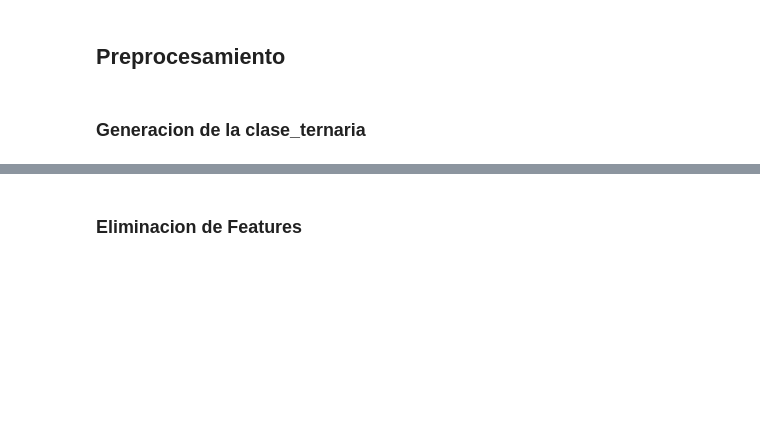
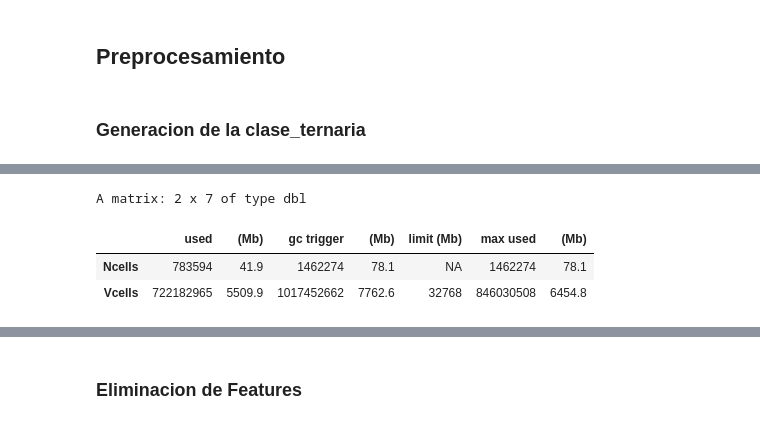
Before and after one commit to manumoreira/dmeyf2025, a Jupyter notebook: competencia2/notebooks/workflow-jueves.Exp1.ipynb, the cells around one changed output, grey strips where cells are left out. Drawn from its saved outputs; the diff is of its cells as text; code cells hidden in the pictures; blank space fills up the shorter version.

```diff
--- a/competencia2/notebooks/workflow-jueves.Exp1.ipynb
+++ b/competencia2/notebooks/workflow-jueves.Exp1.ipynb
@@ -19,20 +25,20 @@ PARAM <- list()
 PARAM$experimento <- "1.2"
 PARAM$semilla_primigenia <- 450343
 # %%
-#setwd('/Users/manumoreira/Repos/dmeyf2025/competencia2/')
-#BASE_PATH <- getwd()
-#DATA_PATH <- "../../data/competencia_02_crudo.csv.gz"
+setwd('/Users/manumoreira/Repos/dmeyf2025/competencia2/')
+BASE_PATH <- getwd()
+DATA_PATH <- "../../data/competencia_02_crudo.csv.gz"
 
-#exp_name <- sprintf("exp%s_seed_%d", PARAM$experimento, PARAM$semilla_primigenia)
-#exp_dir <- file.path(BASE_PATH, "results", exp_name)
-#dir.create(exp_dir, recursive = TRUE, showWarnings = FALSE)
-#setwd(exp_dir)
+exp_name <- sprintf("exp%s_seed_%d", PARAM$experimento, PARAM$semilla_primigenia)
+exp_dir <- file.path(BASE_PATH, "results", exp_name)
+dir.create(exp_dir, recursive = TRUE, showWarnings = FALSE)
+setwd(exp_dir)
 
-cat("Working directory:", getwd(), "\n")
-setwd("/content/buckets/b1/exp")
-experimento_folder <- PARAM$experimento
-dir.create(experimento_folder, showWarnings=FALSE)
-setwd( paste0("/content/buckets/b1/exp/", experimento_folder ))
+#cat("Working directory:", getwd(), "\n")
+#setwd("/content/buckets/b1/exp")
+#experimento_folder <- PARAM$experimento
+#dir.create(experimento_folder, showWarnings=FALSE)
+#setwd( paste0("/content/buckets/b1/exp/", experimento_folder ))
 # %% [markdown]
 ## Preprocesamiento
 # %% [markdown]
@@ -42,7 +48,7 @@ Sys.time()
 require( "data.table" )
 
 # leo el dataset
-dataset <- fread("~/buckets/b1/datasets/competencia_02_crudo.csv.gz")
+dataset <- fread(DATA_PATH)
 
 # calculo el periodo0 consecutivo
 dsimple <- dataset[, list(
@@ -87,3 +93,4 @@ dataset[, clase_ternaria := dsimple$clase_ternaria ]
 rm(dsimple)
 gc()
 Sys.time()
+# %% [output]
@@ -89,0 +98,4 @@ Sys.time()
+A matrix: 2 x 7 of type dbl
+|  | used | (Mb) | gc trigger | (Mb) | limit (Mb) | max used | (Mb) |
+| Ncells | 783594 | 41.9 | 1462274 | 78.1 | NA | 1462274 | 78.1 |
+| Vcells | 722182965 | 5509.9 | 1017452662 | 7762.6 | 32768 | 846030508 | 6454.8 |
```
Also changed, not shown: parts of 17 cells of this notebook, 1 other file.
